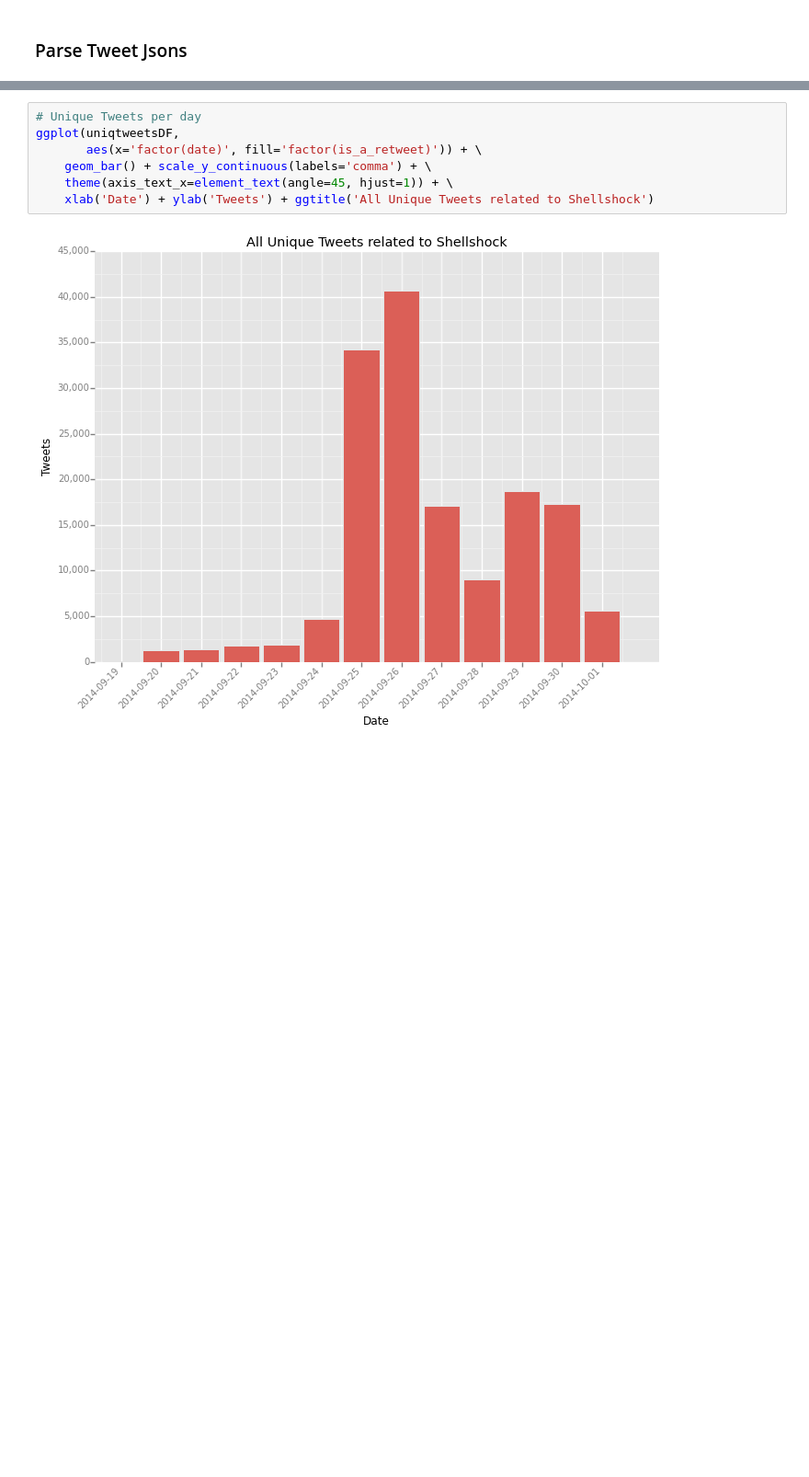
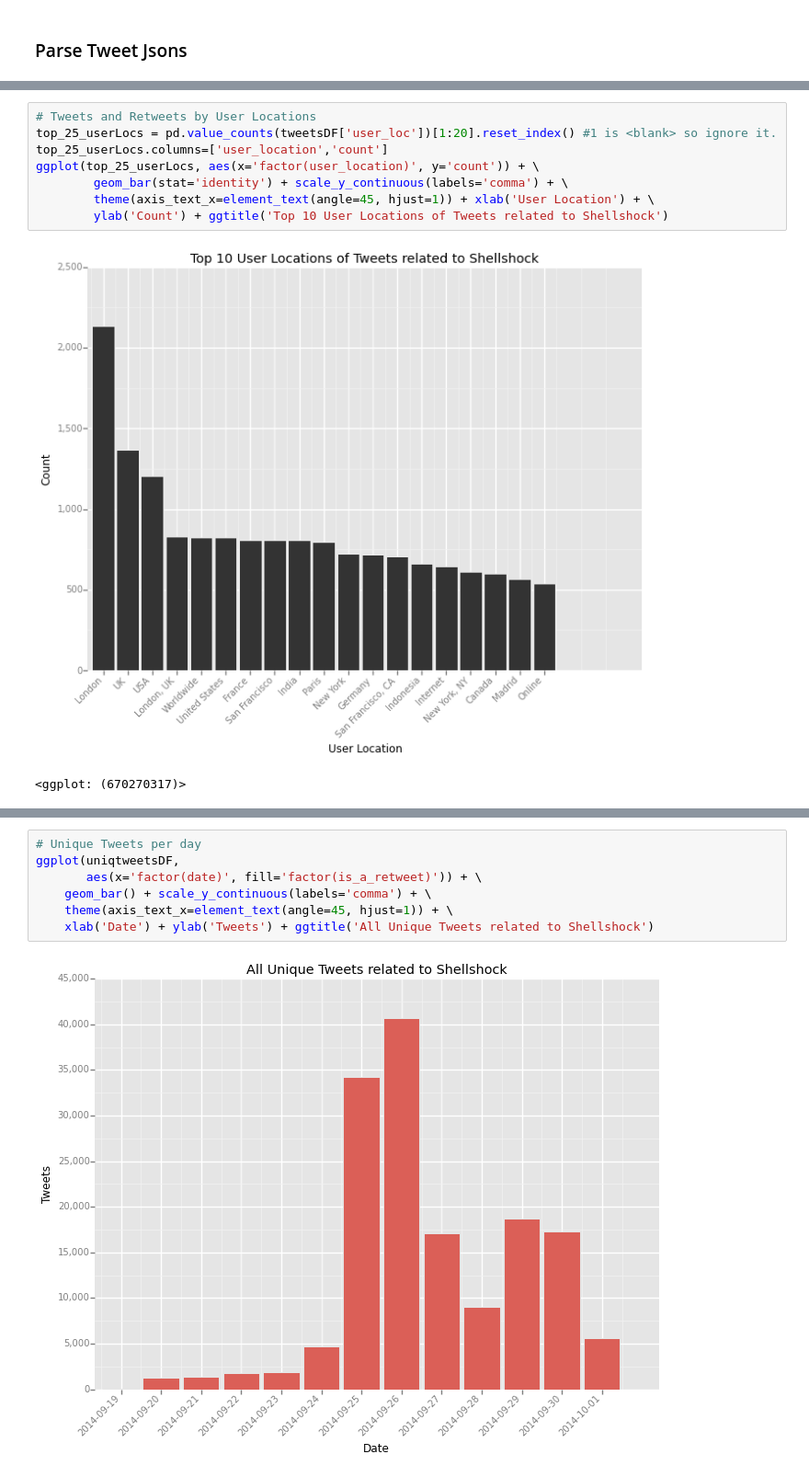
Before and after one commit to bhaskarvk/ShellShockAnalysis, a Jupyter notebook: Analysis of Shellshock Tweets.ipynb, the cells around one changed output, grey strips where cells are left out. Shown at 92% size. Drawn from its saved outputs; the diff is of its cells as text; blank space fills up the shorter version.

```diff
--- a/Analysis of Shellshock Tweets.ipynb
+++ b/Analysis of Shellshock Tweets.ipynb
@@ -84,3 +139,14 @@ Parsed tweets in 4.42 secs and found 153518 unique tweets
+# %%
+# Tweets and Retweets by User Locations
+top_25_userLocs = pd.value_counts(tweetsDF['user_loc'])[1:20].reset_index() #1 is <blank> so ignore it.
+top_25_userLocs.columns=['user_location','count']
+ggplot(top_25_userLocs, aes(x='factor(user_location)', y='count')) + \
+        geom_bar(stat='identity') + scale_y_continuous(labels='comma') + \
+        theme(axis_text_x=element_text(angle=45, hjust=1)) + xlab('User Location') + \
+        ylab('Count') + ggtitle('Top 10 User Locations of Tweets related to Shellshock')
+# %% [output]
+[figure, added]
+<ggplot: (670270317)>
 # %%
 # Tweets and Retweets per day
 ggplot(tweetsDF,
```
Also changed, not shown: parts of 18 cells of this notebook.
